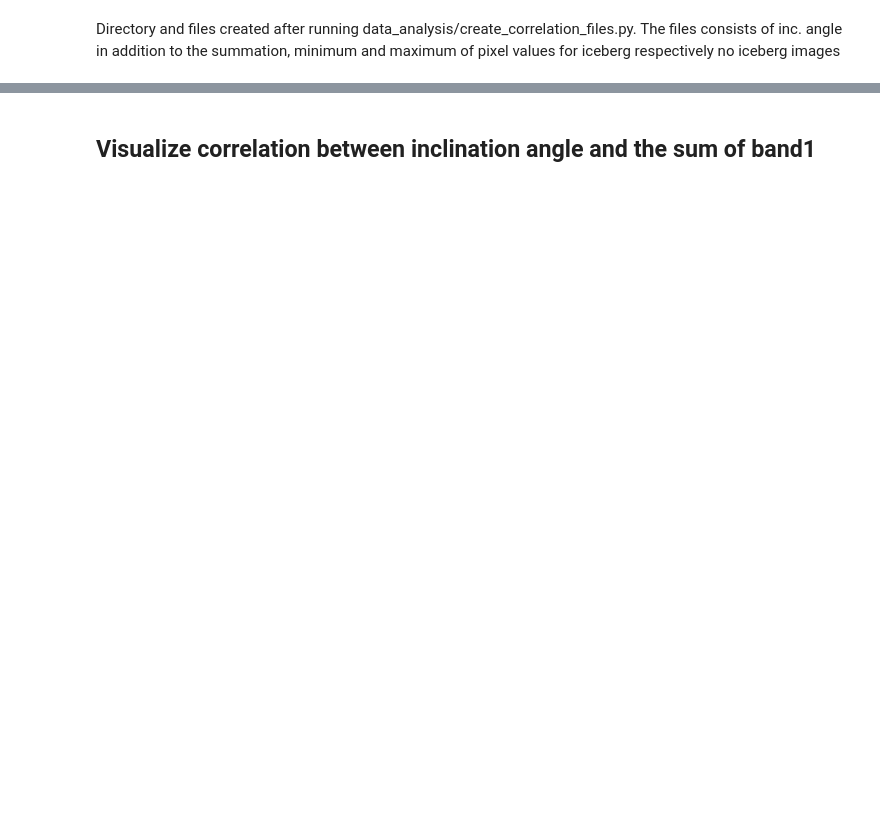
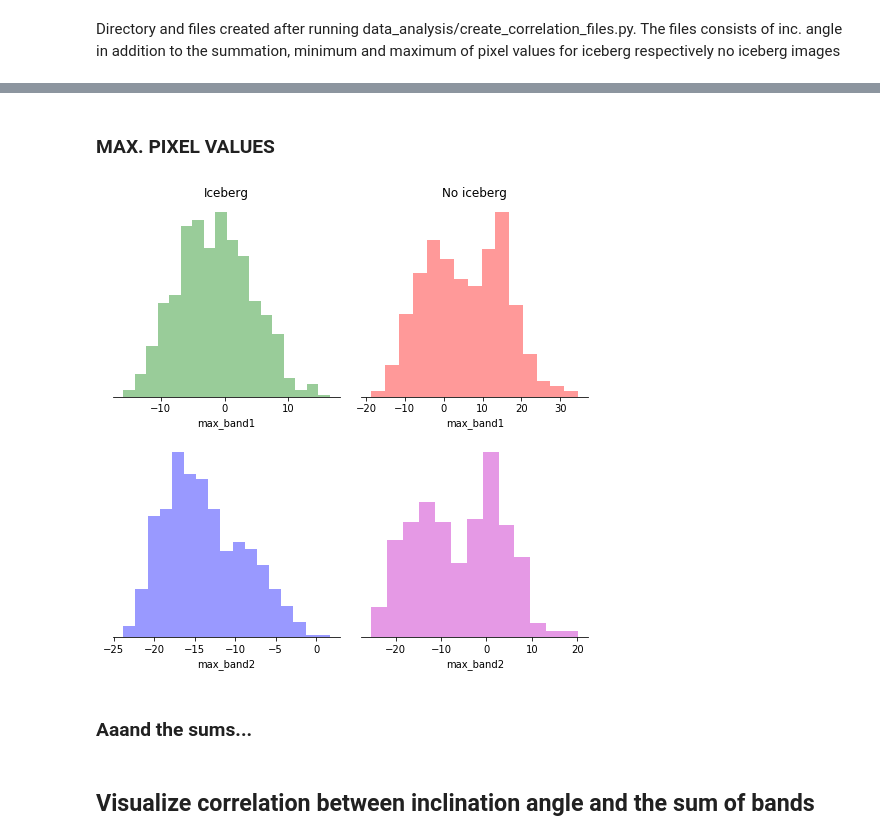
Before and after one commit to AIMovement/Statoil-C-CORE-Iceberg-Classifier-Challenge, a Jupyter notebook: data_analysis/correlation_analysis.ipynb, the cells around one changed output, grey strips where cells are left out. Saved outputs shown, nothing was run; the diff lists cells and outputs as text; code cells hidden in the pictures; blank space fills up the shorter version.

```diff
--- a/data_analysis/correlation_analysis.ipynb
+++ b/data_analysis/correlation_analysis.ipynb
@@ -27,3 +60,24 @@ TypeError: unsupported operand type(s) for /: 'str' and 'int'
+# %% [markdown]
+### MAX. PIXEL VALUES
+# %%
+f, axes = plt.subplots(2, 2, figsize=(7, 7))
+sns.despine(left=True)
+
+sns.distplot(iceberg_df['max_band1'], kde=False, color="g", kde_kws={"shade": True}, ax=axes[0, 0])
+sns.distplot(iceberg_df['max_band2'], kde=False, color="b", kde_kws={"shade": True}, ax=axes[1, 0])
+sns.distplot(no_iceberg_df['max_band1'], kde=False, color="r", kde_kws={"shade": True}, ax=axes[0, 1])
+sns.distplot(no_iceberg_df['max_band2'], kde=False, color="m", kde_kws={"shade": True}, ax=axes[1, 1])
+
+axes[0,0].set_title('Iceberg')
+axes[0,1].set_title('No iceberg')
+
+plt.setp(axes, yticks=[])
+plt.tight_layout()
+plt.show()
+# %% [output]
+[figure, added]
+# %% [markdown]
+### Aaand the sums...
 # %% [markdown]
-## Visualize correlation between inclination angle and the sum of band1
+## Visualize correlation between inclination angle and the sum of bands
 # %%
```
Also changed, not shown: parts of 9 cells of this notebook.
